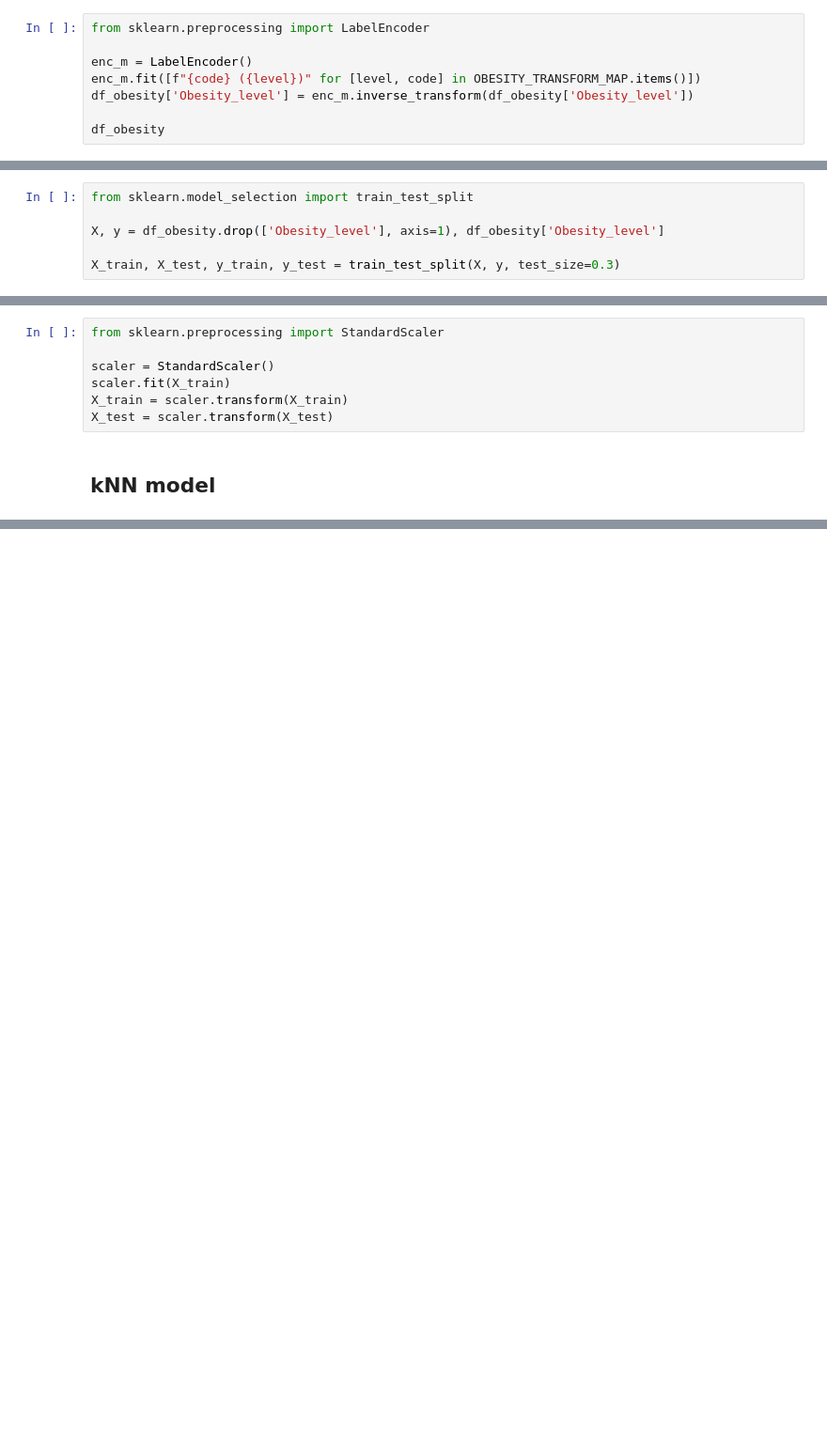
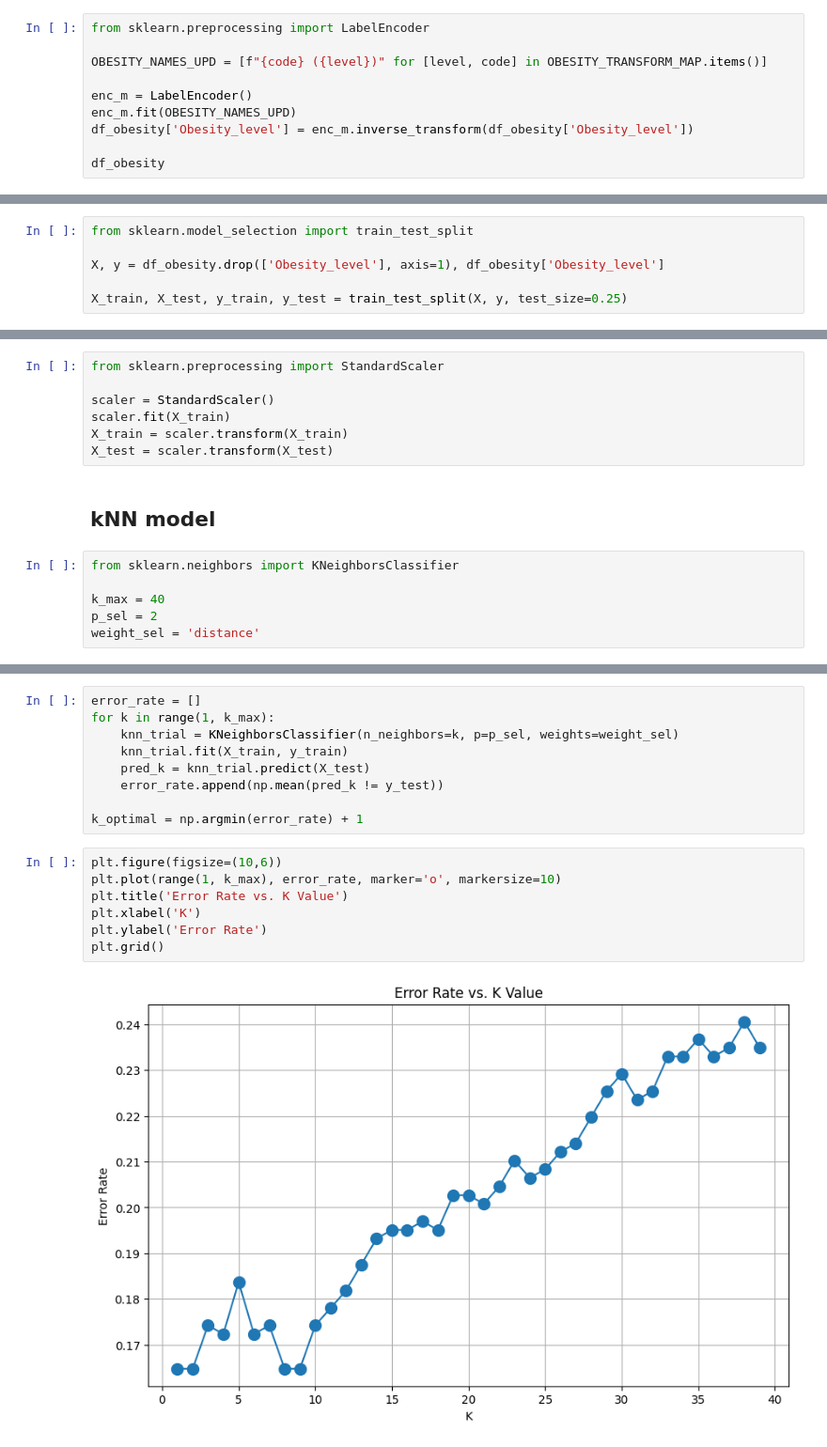
Before and after one commit to Pechenkya/DataAnalysis2024_Lab1_Bondar, a Jupyter notebook: lab1.ipynb, the cells around one changed output, grey strips where cells are left out. Shown at 94% size. Cells and saved outputs as stored; diff of their text form; blank space fills up the shorter version.

Commit message:
k Nearest Neighbors & Decision tree

```diff
--- a/lab1.ipynb
+++ b/lab1.ipynb
@@ -78,8 +157,10 @@ plt.show()
 # %%
 from sklearn.preprocessing import LabelEncoder
 
+OBESITY_NAMES_UPD = [f"{code} ({level})" for [level, code] in OBESITY_TRANSFORM_MAP.items()]
+
 enc_m = LabelEncoder()
-enc_m.fit([f"{code} ({level})" for [level, code] in OBESITY_TRANSFORM_MAP.items()])
+enc_m.fit(OBESITY_NAMES_UPD)
 df_obesity['Obesity_level'] = enc_m.inverse_transform(df_obesity['Obesity_level'])
 
 df_obesity
@@ -90,7 +185,7 @@ from sklearn.model_selection import train_test_split
 
 X, y = df_obesity.drop(['Obesity_level'], axis=1), df_obesity['Obesity_level']
 
-X_train, X_test, y_train, y_test = train_test_split(X, y, test_size=0.3)
+X_train, X_test, y_train, y_test = train_test_split(X, y, test_size=0.25)
 # %% [markdown]
 ### Standardizing the Variables
 # %%
@@ -102,3 +197,9 @@ X_train = scaler.transform(X_train)
 X_test = scaler.transform(X_test)
 # %% [markdown]
 ## kNN model
+# %%
+from sklearn.neighbors import KNeighborsClassifier
+
+k_max = 40
+p_sel = 2
+weight_sel = 'distance'
@@ -104,0 +210,18 @@ X_test = scaler.transform(X_test)
+# %%
+error_rate = []
+for k in range(1, k_max):
+    knn_trial = KNeighborsClassifier(n_neighbors=k, p=p_sel, weights=weight_sel)
+    knn_trial.fit(X_train, y_train)
+    pred_k = knn_trial.predict(X_test)
+    error_rate.append(np.mean(pred_k != y_test))
+
+k_optimal = np.argmin(error_rate) + 1
+# %%
+plt.figure(figsize=(10,6))
+plt.plot(range(1, k_max), error_rate, marker='o', markersize=10)
+plt.title('Error Rate vs. K Value')
+plt.xlabel('K')
+plt.ylabel('Error Rate')
+plt.grid()
+# %% [output]
+[figure, added]
```
Also changed, not shown: parts of 27 cells of this notebook, 1 other file.
